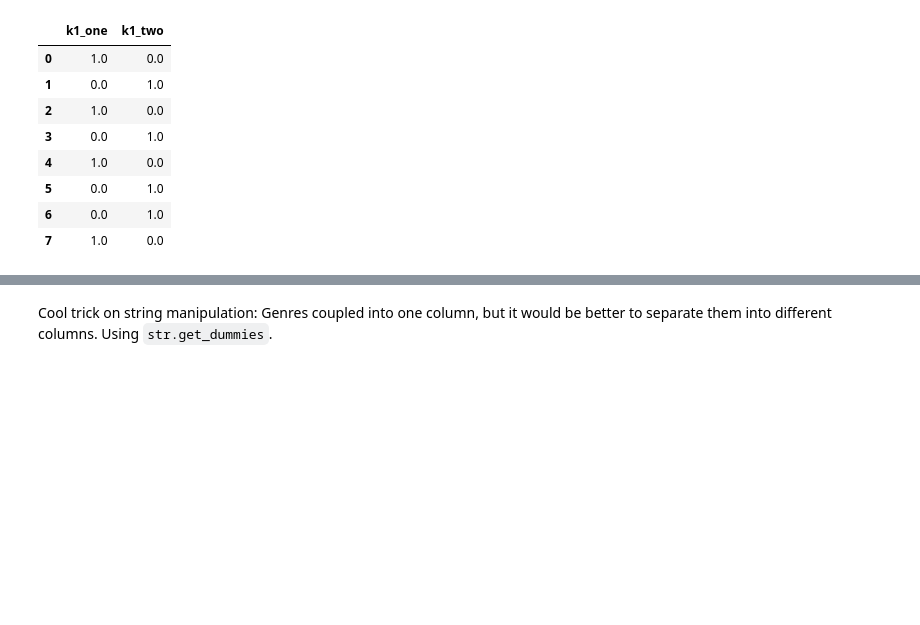
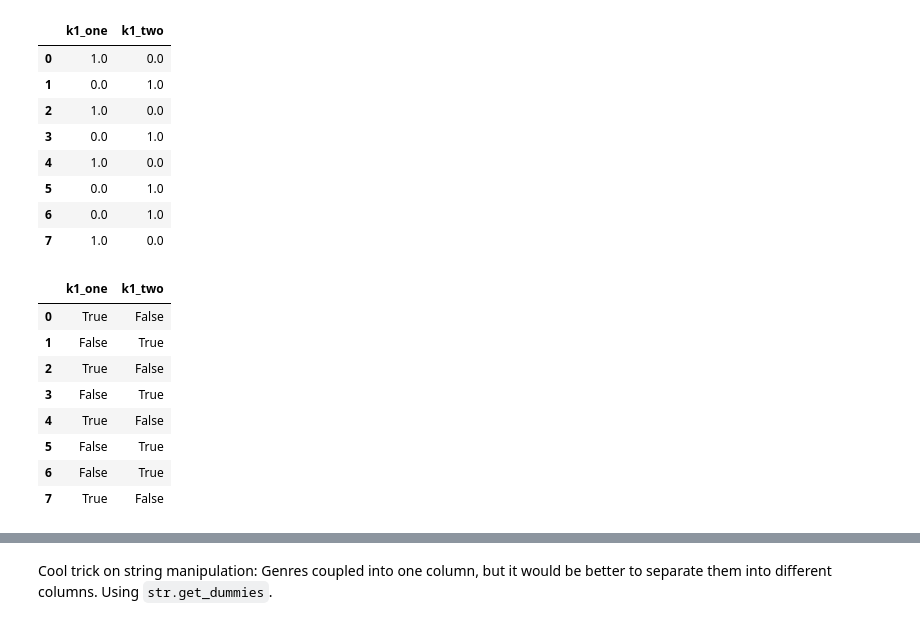
Before and after one commit to galopyz/goldfish, a Jupyter notebook: python_for_data_analysis/03_data_cleaning.ipynb, the cells around one changed output, grey strips where cells are left out. Cells and saved outputs as stored; diff of their text form; code cells hidden in the pictures; blank space fills up the shorter version.

```diff
--- a/python_for_data_analysis/03_data_cleaning.ipynb
+++ b/python_for_data_analysis/03_data_cleaning.ipynb
@@ -288,3 +304,15 @@ pd.get_dummies(data['k1'], dtype=float, prefix='k1')
 | 5 | 0.0 | 1.0 |
 | 6 | 0.0 | 1.0 |
 | 7 | 1.0 | 0.0 |
+# %%
+pd.get_dummies(data['k1'], prefix='k1')
+# %% [output]
+|  | k1_one | k1_two |
+| 0 | True | False |
+| 1 | False | True |
+| 2 | True | False |
+| 3 | False | True |
+| 4 | True | False |
+| 5 | False | True |
+| 6 | False | True |
+| 7 | True | False |
```
Also changed, not shown: parts of 29 cells of this notebook.
